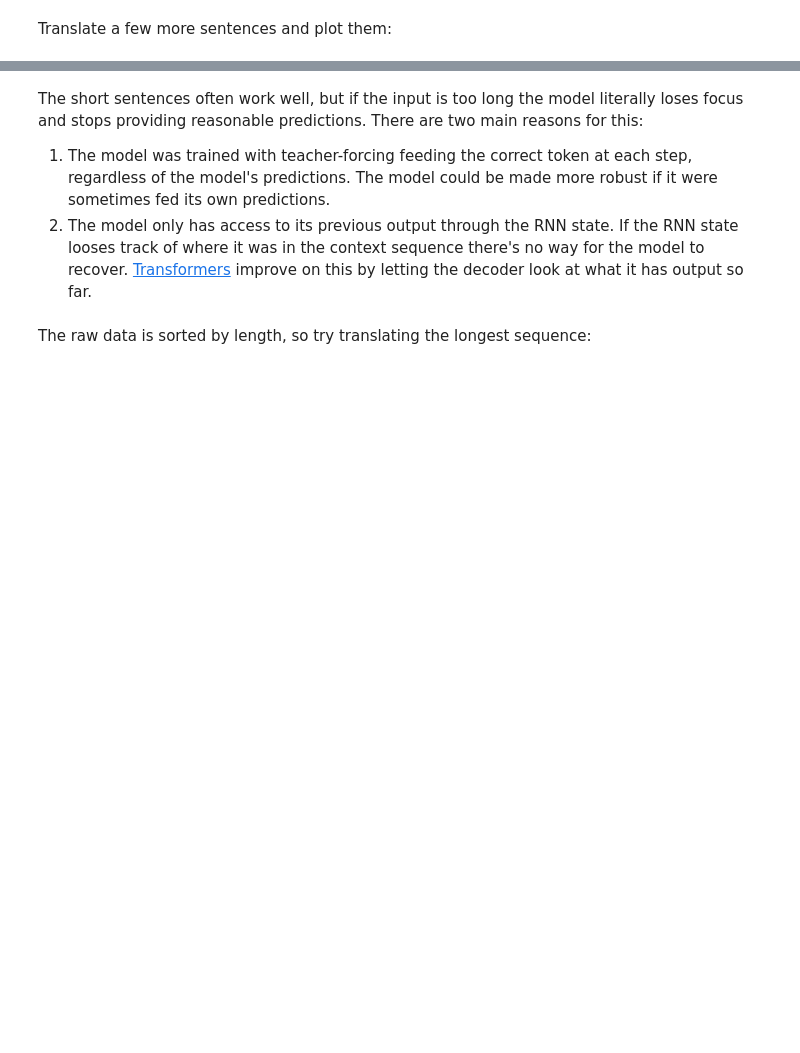
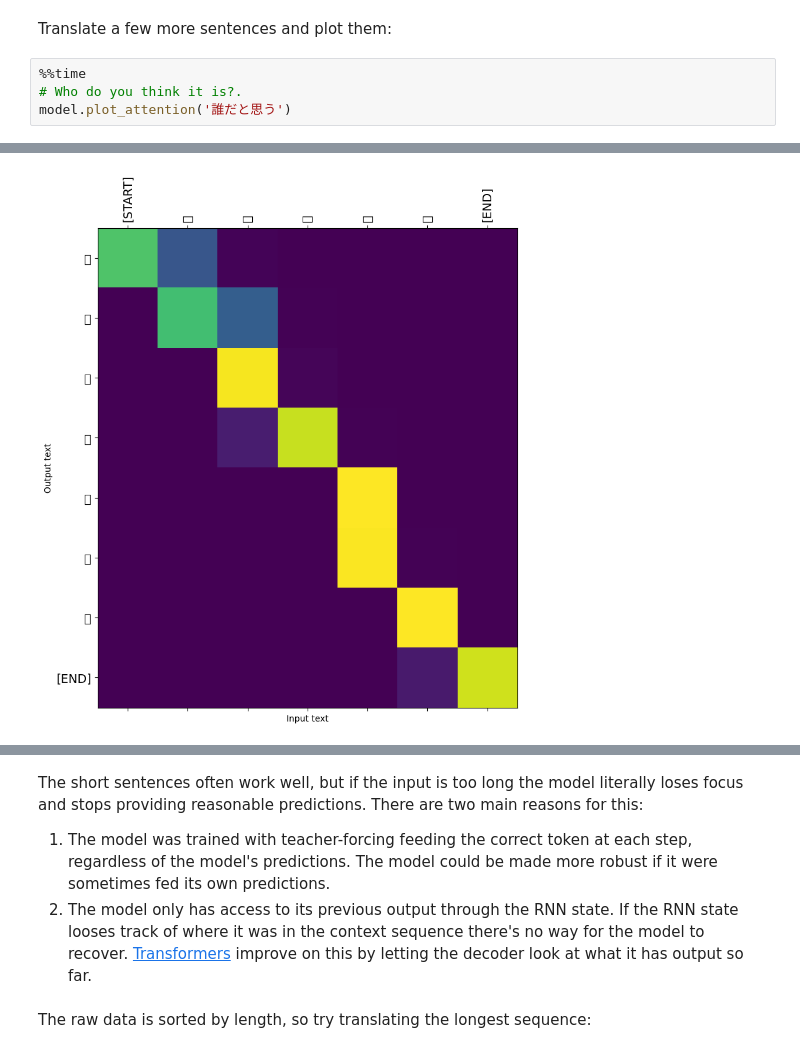
Before and after one commit to chanjdaniel/furigana_rnn, a Jupyter notebook: nmt_with_attention.ipynb, the cells around one changed output, grey strips where cells are left out. Drawn from its saved outputs; the diff is of its cells as text; blank space fills up the shorter version.

```diff
--- a/nmt_with_attention.ipynb
+++ b/nmt_with_attention.ipynb
@@ -1049,2 +973,7 @@ model.plot_attention('誰ですか') # Are you still home
 # %% [markdown]
 Translate a few more sentences and plot them:
+# %%
+%%time
+# Who do you think it is?.
+model.plot_attention('誰だと思う')
+# %% [output]
@@ -1051,2 +982,3 @@ Translate a few more sentences and plot them:
+[figure, added]
 # %%
 %%time
```
Also changed, not shown: parts of 45 cells of this notebook, 1 other file.
